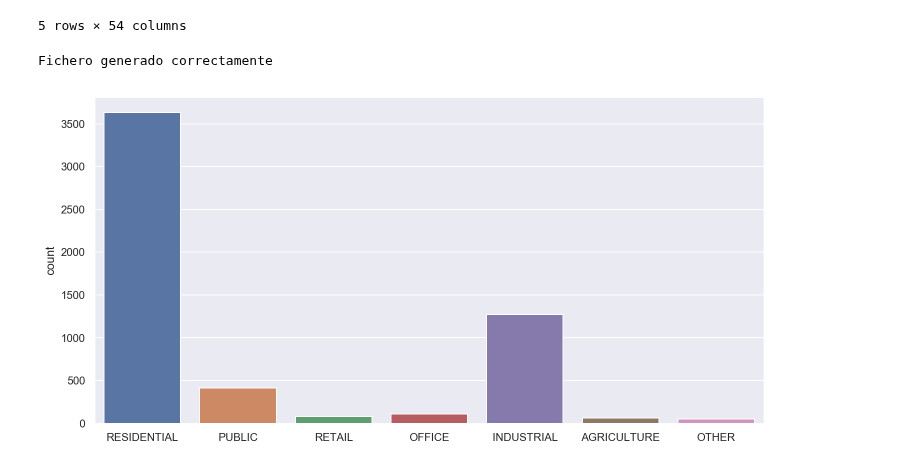
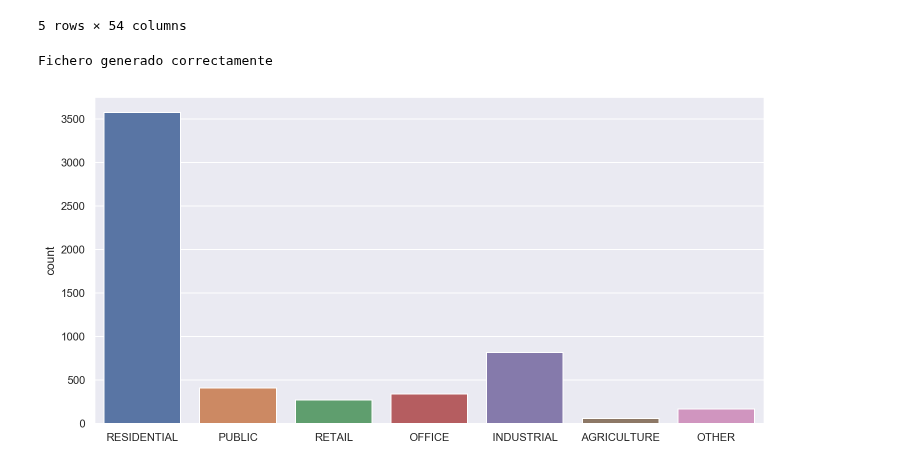
Before and after one commit to cifucg/minsait_land_classification, a Jupyter notebook: model_prediction.ipynb, the cells around one changed output. Cells and saved outputs as stored; diff of their text form; code cells hidden in the pictures.

```diff
--- a/model_prediction.ipynb
+++ b/model_prediction.ipynb
@@ -199,6 +264,7 @@ El índice es único.
 5 rows × 54 columns
 # %%
 def estimate(df):
+
     def process_cadastral_quality(df):
         dic = {'A': 11, 'B': 10, 'C': 9, '1': 8, '2': 7, '3': 6, '4': 5, '5': 4, '6': 3, '7': 3, '8': 1, '9': 0}
         df['CADASTRALQUALITYID'] = df['CADASTRALQUALITYID'].apply(lambda x: dic[x] if x not in [np.NaN] else -1)
@@ -220,33 +286,33 @@ def estimate(df):
     def calculate_context_class(df):
         neigh = pickle.load(open('knn_CCG.model', 'rb'))
         predict = neigh.predict_proba(df[['X', 'Y']])
-        aux = pd.DataFrame(predict*5, columns=[ 'C_'+c for c in neigh.classes_ ], index=df.index)
+        aux = pd.DataFrame(predict*5, columns=[ 'N_'+c for c in neigh.classes_ ], index=df.index)
         df = df.merge(aux, on='ID', how='inner')
         df.drop(columns=['X', 'Y'], inplace=True)
         return df
 
 
     def calculate_colors_value(df):
-        df['mean_red'] = df.loc[:, 'Q_R_4_0_1':'Q_R_4_1_0'].mean(axis=1)
-        df['mean_green'] = df.loc[:, 'Q_G_3_0_1':'Q_G_3_1_0'].mean(axis=1)
+        df['mean_red'] = df.loc[:, 'Q_R_4_0_0':'Q_R_4_1_0'].mean(axis=1)
+        df['mean_green'] = df.loc[:, 'Q_G_3_0_0':'Q_G_3_1_0'].mean(axis=1)
         df['mean_blue'] = df.loc[:, 'Q_B_2_0_0':'Q_B_2_1_0'].mean(axis=1)
         df['mean_nir'] = df.loc[:, 'Q_NIR_8_0_0':'Q_NIR_8_1_0'].mean(axis=1)
 
-        df['max_red'] = df.loc[:, 'Q_R_4_0_0':'Q_R_4_1_0'].max(axis=1)
-        df['max_green'] = df.loc[:, 'Q_G_3_0_0':'Q_G_3_1_0'].max(axis=1)
-        df['max_blue'] = df.loc[:, 'Q_B_2_0_0':'Q_B_2_1_0'].max(axis=1)
-        df['max_nir'] = df.loc[:, 'Q_NIR_8_0_0':'Q_NIR_8_1_0'].max(axis=1)
+        #df['max_red'] = df.loc[:, 'Q_R_4_0_0':'Q_R_4_1_0'].max(axis=1)
+        #df['max_green'] = df.loc[:, 'Q_G_3_0_0':'Q_G_3_1_0'].max(axis=1)
+        #df['max_blue'] = df.loc[:, 'Q_B_2_0_0':'Q_B_2_1_0'].max(axis=1)
+        #df['max_nir'] = df.loc[:, 'Q_NIR_8_0_0':'Q_NIR_8_1_0'].max(axis=1)
 
-        df['min_red'] = df.loc[:, 'Q_R_4_0_0':'Q_R_4_1_0'].min(axis=1)
-        df['min_green'] = df.loc[:, 'Q_G_3_0_0':'Q_G_3_1_0'].min(axis=1)
-        df['min_blue'] = df.loc[:, 'Q_B_2_0_0':'Q_B_2_1_0'].min(axis=1)
-        df['min_nir'] = df.loc[:, 'Q_NIR_8_0_0':'Q_NIR_8_1_0'].min(axis=1)
+        #df['min_red'] = df.loc[:, 'Q_R_4_0_0':'Q_R_4_1_0'].min(axis=1)
+        #df['min_green'] = df.loc[:, 'Q_G_3_0_0':'Q_G_3_1_0'].min(axis=1)
+        #df['min_blue'] = df.loc[:, 'Q_B_2_0_0':'Q_B_2_1_0'].min(axis=1)
+        #df['min_nir'] = df.loc[:, 'Q_NIR_8_0_0':'Q_NIR_8_1_0'].min(axis=1)
 
         df['std_red'] = df.loc[:, 'Q_R_4_0_0':'Q_R_4_1_0'].std(axis=1)
         df['std_green'] = df.loc[:, 'Q_G_3_0_0':'Q_G_3_1_0'].std(axis=1)
         df['std_blue'] = df.loc[:, 'Q_B_2_0_0':'Q_B_2_1_0'].std(axis=1)
         df['std_nir'] = df.loc[:, 'Q_NIR_8_0_0':'Q_NIR_8_1_0'].std(axis=1)
-        df.drop(columns=df.columns[0:44], inplace=True)
+        #df.drop(columns=df.columns[0:44], inplace=True)
         return df
 
     process_cadastral_quality(df)
@@ -279,16 +345,16 @@ def estimate(df):
     #print(all_data_pred.tail())
 
     #Generamos el fichero obtenido de la prediccion con ambos modelos
-    np.savetxt('./outputs/Estimar_CCG_08_04.txt', solution.values, fmt='%s',
+    np.savetxt('./outputs/Estimar_CCG_09_04.txt', solution.values, fmt='%s',
                delimiter="|", header="ID|CLASE", encoding='utf-8', comments='')
 
     print('Fichero generado correctamente')
     plt.figure(figsize=(12,6))
     sns.countplot(all_data_pred[df.index], order=list_class_order)
 # %%
-estimate(df_minsait_estimate)
+estimate(df_minsait_estimate.copy())
 # %% [output]
 Fichero generado correctamente
-[figure, old version]
+[figure, new version]
 # %%
 df_concurso = pd.read_csv('./outputs/Estimar_CMBC_0_70_no_PCA.txt', delimiter='|', encoding='utf-8', index_col='ID')
```
Also changed, not shown: parts of 12 cells of this notebook, 8 other files.
